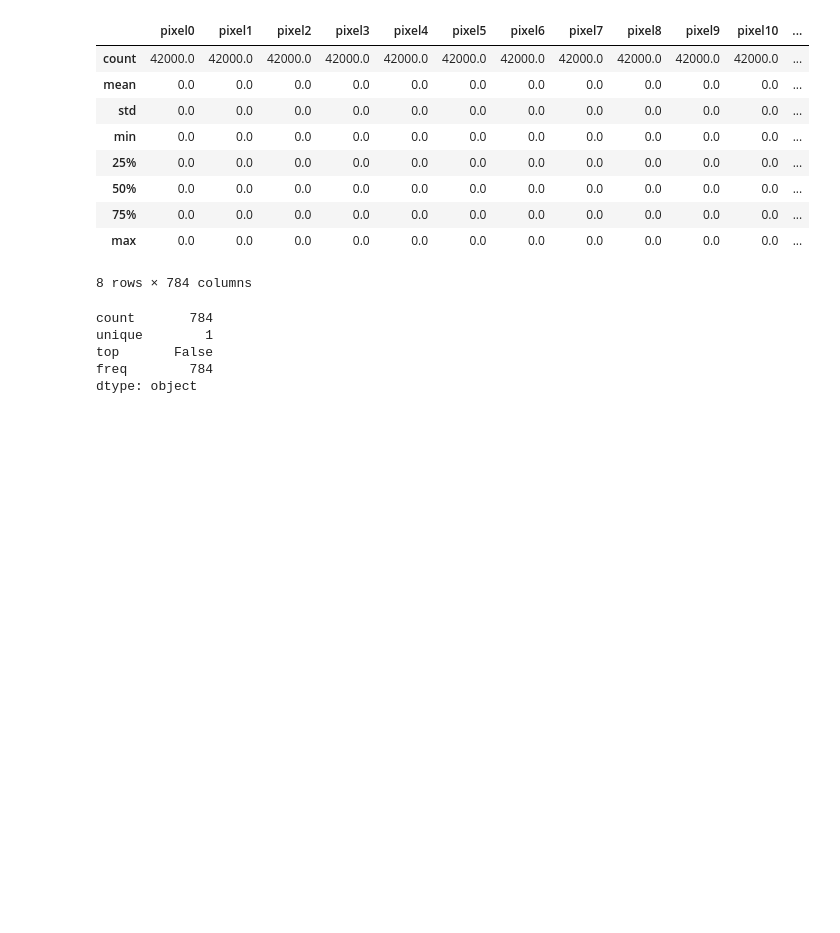
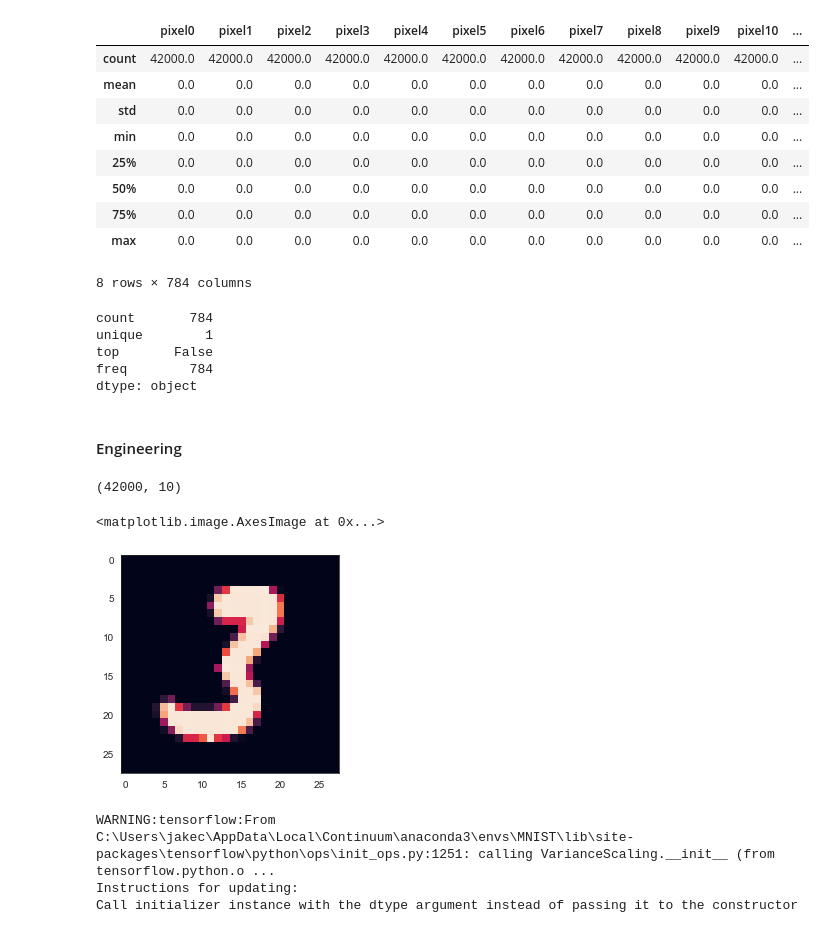
Before and after one commit to JakeCherrie/MNIST, a Jupyter notebook: notebooks/MNIST.ipynb, the cells around one changed output. Saved outputs shown, nothing was run; the diff lists cells and outputs as text; code cells hidden in the pictures; blank space fills up the shorter version.

```diff
--- a/MNIST.ipynb
+++ b/notebooks/MNIST.ipynb
@@ -98,7 +106,50 @@ unique        1
 top       False
 freq        784
 dtype: object
+# %% [markdown]
+#### Engineering
 # %%
 # Normalizing
 train = train/255
 test = test/255
+# %%
+# Reshape image in 3 dimensions (height = 28px, width = 28px , canal = 1)
+train = train.values.reshape(-1,28,28,1)
+test = test.values.reshape(-1,28,28,1)
+# %%
+target = pd.get_dummies(target).values
+target.shape
+# %% [output]
+(42000, 10)
+# %%
+# Splitting out validation
+train, train_val, target, target_val = train_test_split(train, target, test_size = 0.05, random_state=random_seed)
+# %%
+plt.imshow(train[0][:,:,0])
+# %% [output]
+<matplotlib.image.AxesImage at 0x...>
+[figure, added]
+# %%
+# Set the CNN model
+# my CNN architechture is In -> [[Conv2D->relu]*2 -> MaxPool2D -> Dropout]*2 -> Flatten -> Dense -> Dropout -> Out
+model = Sequential([
+    Conv2D(filters = 32, kernel_size = (5,5), padding = 'Same', activation ='relu', input_shape = (28,28,1)),
+    Conv2D(filters = 32, kernel_size = (5,5), padding = 'Same', activation ='relu'),
+    MaxPool2D(pool_size=(2,2)),
+    Dropout(0.5),
+
+    Conv2D(filters = 64, kernel_size = (3,3), padding = 'Same', activation ='relu'),
+    Conv2D(filters = 64, kernel_size = (3,3), padding = 'Same', activation ='relu'),
+    MaxPool2D(pool_size=(2,2), strides=(2,2)),
+    Dropout(0.5),
+
+    Flatten(),
+    Dense(256, activation = "relu"),
+    Dropout(0.5),
+    BatchNormalization(),
+    Dense(10, activation = "softmax")
+])
+# %% [output]
+WARNING:tensorflow:From C:\Users\jakec\AppData\Local\Continuum\anaconda3\envs\MNIST\lib\site-packages\tensorflow\python\ops\init_ops.py:1251: calling VarianceScaling.__init__ (from tensorflow.python.o ...
+Instructions for updating:
+Call initializer instance with the dtype argument instead of passing it to the constructor
```
Also changed, not shown: parts of 17 cells of this notebook, 12 other files.
